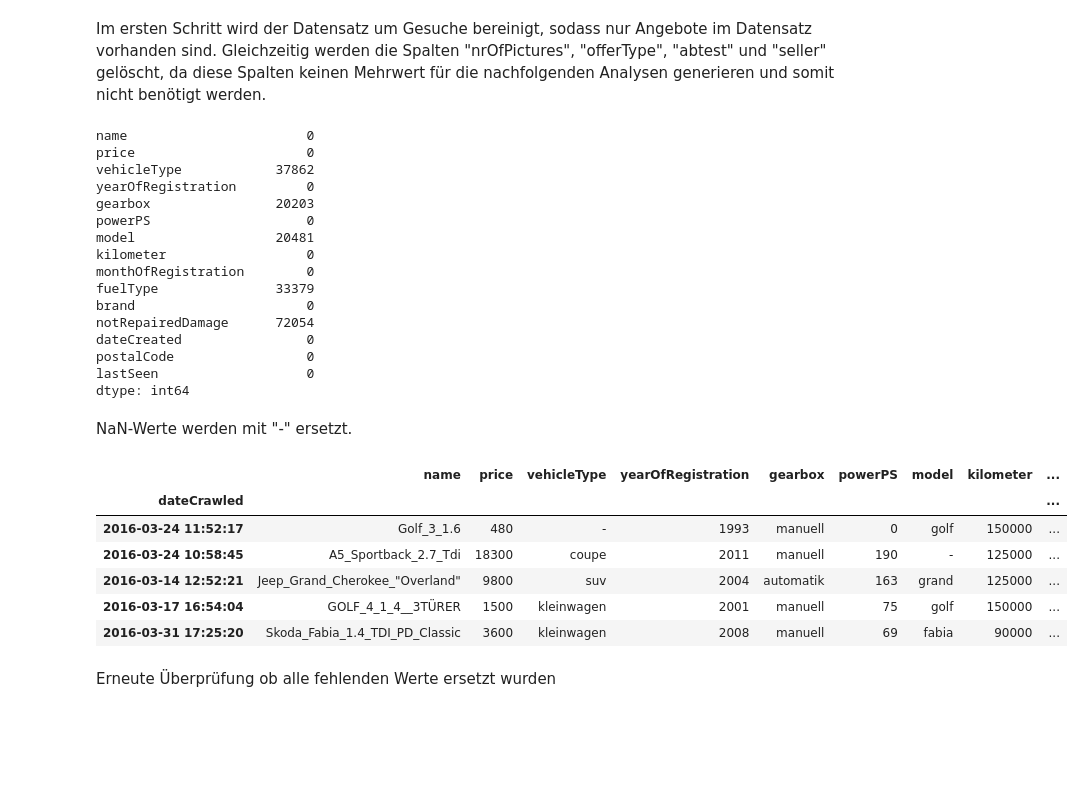
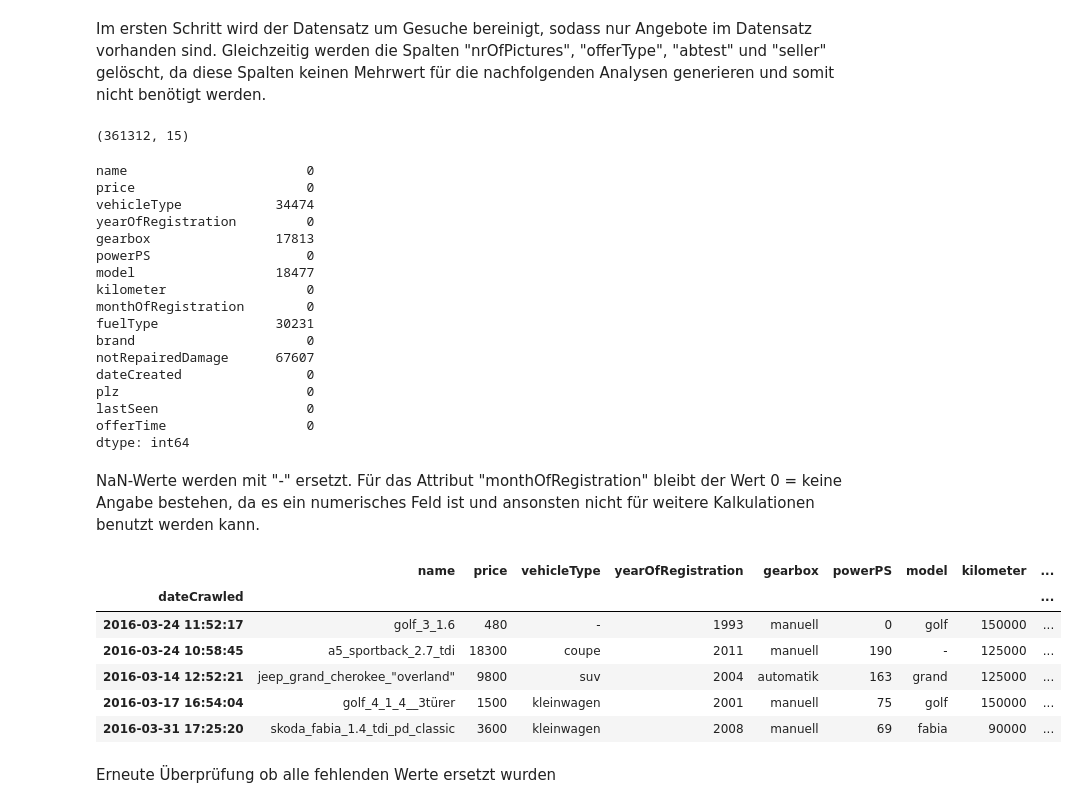
Before and after one commit to ChristianUlrichRoth/ds-assignment, a Jupyter notebook: MajorAssignment/Hauptaufgabe3.ipynb, the cells around one changed output. Saved outputs shown, nothing was run; the diff lists cells and outputs as text; code cells hidden in the pictures; blank space fills up the shorter version.

```diff
--- a/MajorAssignment/Hauptaufgabe3.ipynb
+++ b/MajorAssignment/Hauptaufgabe3.ipynb
@@ -91,11 +92,7 @@ Folgende 19 Datenpunkte wurden gesammelt:
 # %%
 #Initialize relative path of csv-file
 relpathCar="../MajorAssignment/used-cars-database/autos.csv"
-relpathPLZ="../MajorAssignment/PLZ.csv"
 
 #import csv-file into pandas df
-carData=pd.read_csv(relpathCar,sep=",",encoding="latin-1", index_col=0)
-
-#show head of carData df
-#carData.head(5)
+df_carData=pd.read_csv(relpathCar,sep=",",encoding="latin-1", index_col=0)
 # %%
@@ -150,8 +147,5 @@ In diesem Abschnitt werden die Daten aufbereitet und bereinigt, so dass sie im A
 
 #### Übersicht und Einfinden in die Datensätze
 # %%
-#show head of carData df
-carData.head()
-
 #Rename postalCode zu plz
-carData=carData.rename(columns = {'postalCode':'plz'})
+df_carData=carData.rename(columns = {'postalCode':'plz'})
@@ -157,0 +155,11 @@ carData=carData.rename(columns = {'postalCode':'plz'})
+# %%
+#Column dateCreated & lastSeen in Datetime umwandeln
+#dt.normalize() um die Anzeige und nicht dtype selbst zu verändern
+df_carData["dateCreated"] = pd.to_datetime(df_carData["dateCreated"]).dt.normalize()
+df_carData["lastSeen"] = pd.to_datetime(df_carData["lastSeen"]).dt.normalize()
+
+#Added Column offerTime to calculate how long the car was online before it was sold
+df_carData["offerTime"]  = (df_carData["lastSeen"] - df_carData["dateCreated"]).dt.days
+
+#Check dtypes
+df_carData.dtypes
@@ -211,44 +260,60 @@ Für die hier durchgeführte deskriptive Analyse reicht es zunächst aus, die Na
 Im ersten Schritt wird der Datensatz um Gesuche bereinigt, sodass nur Angebote im Datensatz vorhanden sind. Gleichzeitig werden die Spalten "nrOfPictures", "offerType", "abtest" und "seller" gelöscht, da diese Spalten keinen Mehrwert für die nachfolgenden Analysen generieren und somit nicht benötigt werden.
 # %%
 #12 Gesuche, 371516 Angebote...--> Deshalb drop die 12 Gesuche
-carData = carData[carData.offerType != "Gesuch"]
+df_carData = df_carData[df_carData.offerType != "Gesuch"]
+
+#Spalte name in lowercase
+df_carData = df_carData.apply(lambda x: x.str.lower() if(x.dtype == 'object') else x)
+
+#Datensätze löschen, welche die nachfolgenden Begriffe enthalten
+df_carData = df_carData[~df_carData.name.str.contains("such")]
+df_carData = df_carData[~df_carData.name.str.contains("ankauf")]
+df_carData = df_carData[~df_carData.name.str.contains("tausch")]
+df_carData = df_carData[~df_carData.name.str.contains("abholung")]
+df_carData = df_carData[~df_carData.name.str.contains("schlacht")]
+df_carData = df_carData[~df_carData.name.str.contains("schenk")]
 
 #drop not used columns - delete the columns without having to reassign (inplace)
-carData.drop(['nrOfPictures','seller', 'offerType', 'abtest'], axis=1, inplace=True)
+df_carData.drop(['nrOfPictures','seller', 'offerType', 'abtest'], axis=1, inplace=True)
+# %%
+print(df_carData.shape)
+# %% [output]
+(361312, 15)
 # %%
 #Check NaN values
-carData.isna().sum()
+df_carData.isna().sum()
 # %% [output]
 name                       0
 price                      0
-vehicleType            37862
+vehicleType            34474
 yearOfRegistration         0
-gearbox                20203
+gearbox                17813
 powerPS                    0
-model                  20481
+model                  18477
 kilometer                  0
 monthOfRegistration        0
-fuelType               33379
+fuelType               30231
 brand                      0
-notRepairedDamage      72054
+notRepairedDamage      67607
 dateCreated                0
-postalCode                 0
+plz                        0
 lastSeen                   0
+offerTime                  0
 dtype: int64
-# %% [markdown]
-NaN-Werte werden mit "-" ersetzt.
+# %% [markdown]
+NaN-Werte werden mit "-" ersetzt. Für das Attribut "monthOfRegistration" bleibt der Wert 0 = keine Angabe bestehen, da es ein numerisches Feld ist und ansonsten nicht für weitere Kalkulationen benutzt werden kann.
 # %%
 #Fill missing values with "-"
-carData = carData.fillna("-")
-carData.head()
+df_carData = df_carData.fillna("-")
+df_carData.head()
 # %% [output]
 |  | name | price | vehicleType | yearOfRegistration | gearbox | powerPS | model | kilometer | ... |
 | dateCrawled |  |  |  |  |  |  |  |  | ... |
-| 2016-03-24 11:52:17 | Golf_3_1.6 | 480 | - | 1993 | manuell | 0 | golf | 150000 | ... |
-| 2016-03-24 10:58:45 | A5_Sportback_2.7_Tdi | 18300 | coupe | 2011 | manuell | 190 | - | 125000 | ... |
-| 2016-03-14 12:52:21 | Jeep_Grand_Cherokee_"Overland" | 9800 | suv | 2004 | automatik | 163 | grand | 125000 | ... |
-| 2016-03-17 16:54:04 | GOLF_4_1_4__3TÜRER | 1500 | kleinwagen | 2001 | manuell | 75 | golf | 150000 | ... |
-| 2016-03-31 17:25:20 | Skoda_Fabia_1.4_TDI_PD_Classic | 3600 | kleinwagen | 2008 | manuell | 69 | fabia | 90000 | ... |
+| 2016-03-24 11:52:17 | golf_3_1.6 | 480 | - | 1993 | manuell | 0 | golf | 150000 | ... |
+| 2016-03-24 10:58:45 | a5_sportback_2.7_tdi | 18300 | coupe | 2011 | manuell | 190 | - | 125000 | ... |
+| 2016-03-14 12:52:21 | jeep_grand_cherokee_"overland" | 9800 | suv | 2004 | automatik | 163 | grand | 125000 | ... |
+| 2016-03-17 16:54:04 | golf_4_1_4__3türer | 1500 | kleinwagen | 2001 | manuell | 75 | golf | 150000 | ... |
+| 2016-03-31 17:25:20 | skoda_fabia_1.4_tdi_pd_classic | 3600 | kleinwagen | 2008 | manuell | 69 | fabia | 90000 | ... |
 # %% [markdown]
 Erneute Überprüfung ob alle fehlenden Werte ersetzt wurden
 # %%
```
Also changed, not shown: parts of 28 cells of this notebook, 2 other files.
